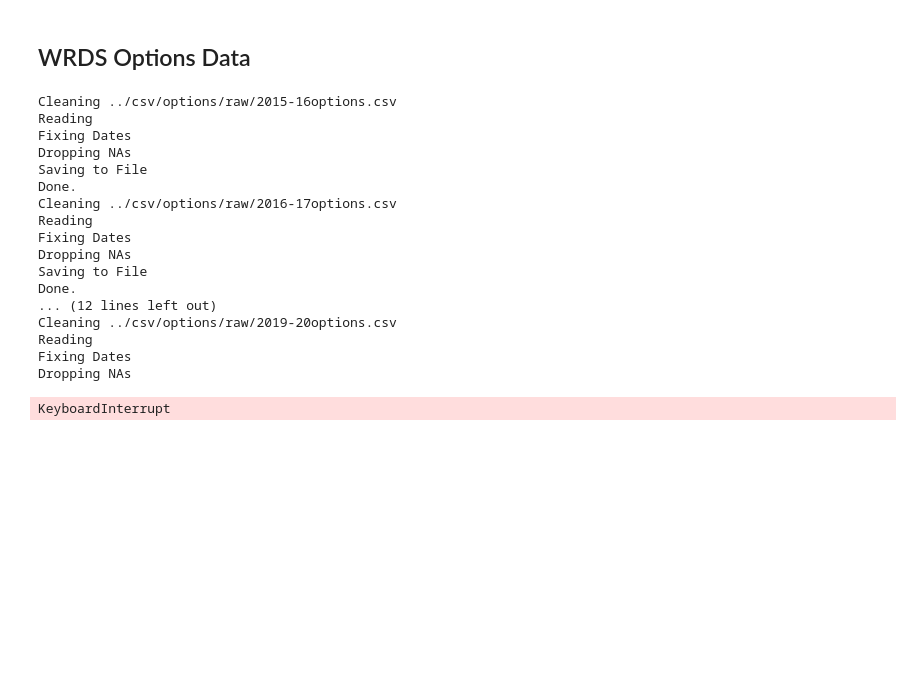
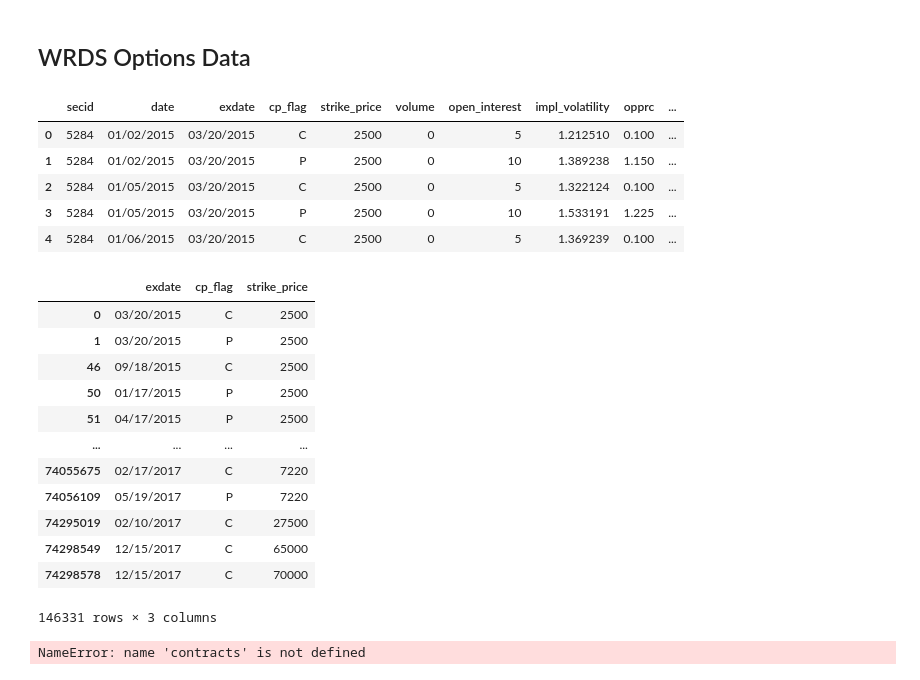
Before and after one commit to PrathamRawat/IV-Forecasting, a Jupyter notebook: code/data_preparation.ipynb, the cells around one changed output. Drawn from its saved outputs; the diff is of its cells as text; code cells hidden in the pictures; blank space fills up the shorter version.

Commit message:
Update cleaning routines and generating model

```diff
--- a/code/data_preparation.ipynb
+++ b/code/data_preparation.ipynb
@@ -240,24 +233,32 @@ def clean_options(file):
-# %%
-for file in options_files:
-    print("Cleaning {}".format(file))
-    clean_options(file)
-    print("Done.")
-# %% [output]
-Cleaning ../csv/options/raw/2015-16options.csv
-Reading
-Fixing Dates
-Dropping NAs
-Saving to File
-Done.
-Cleaning ../csv/options/raw/2016-17options.csv
-Reading
-Fixing Dates
-Dropping NAs
-Saving to File
-Done.
-... (12 lines left out)
-Cleaning ../csv/options/raw/2019-20options.csv
-Reading
-Fixing Dates
-Dropping NAs
-KeyboardInterrupt
+# %%
+data = pd.read_csv(options_files[0])
+# %%
+data.head()
+# %% [output]
+|  | secid | date | exdate | cp_flag | strike_price | volume | open_interest | impl_volatility | opprc | ... |
+| 0 | 5284 | 01/02/2015 | 03/20/2015 | C | 2500 | 0 | 5 | 1.212510 | 0.100 | ... |
+| 1 | 5284 | 01/02/2015 | 03/20/2015 | P | 2500 | 0 | 10 | 1.389238 | 1.150 | ... |
+| 2 | 5284 | 01/05/2015 | 03/20/2015 | C | 2500 | 0 | 5 | 1.322124 | 0.100 | ... |
+| 3 | 5284 | 01/05/2015 | 03/20/2015 | P | 2500 | 0 | 10 | 1.533191 | 1.225 | ... |
+| 4 | 5284 | 01/06/2015 | 03/20/2015 | C | 2500 | 0 | 5 | 1.369239 | 0.100 | ... |
+# %%
+contracts = data[["exdate", "cp_flag", "strike_price"]].drop_duplicates()
+contracts
+# %% [output]
+|  | exdate | cp_flag | strike_price |
+| 0 | 03/20/2015 | C | 2500 |
+| 1 | 03/20/2015 | P | 2500 |
+| 46 | 09/18/2015 | C | 2500 |
+| 50 | 01/17/2015 | P | 2500 |
+| 51 | 04/17/2015 | P | 2500 |
+| ... | ... | ... | ... |
+| 74055675 | 02/17/2017 | C | 7220 |
+| 74056109 | 05/19/2017 | P | 7220 |
+| 74295019 | 02/10/2017 | C | 27500 |
+| 74298549 | 12/15/2017 | C | 65000 |
+| 74298578 | 12/15/2017 | C | 70000 |
+146331 rows × 3 columns
+# %%
+len(contracts) / 2
+# %% [output]
+NameError: name 'contracts' is not defined
```
Also changed, not shown: parts of 21 cells of this notebook, 1 other file.
